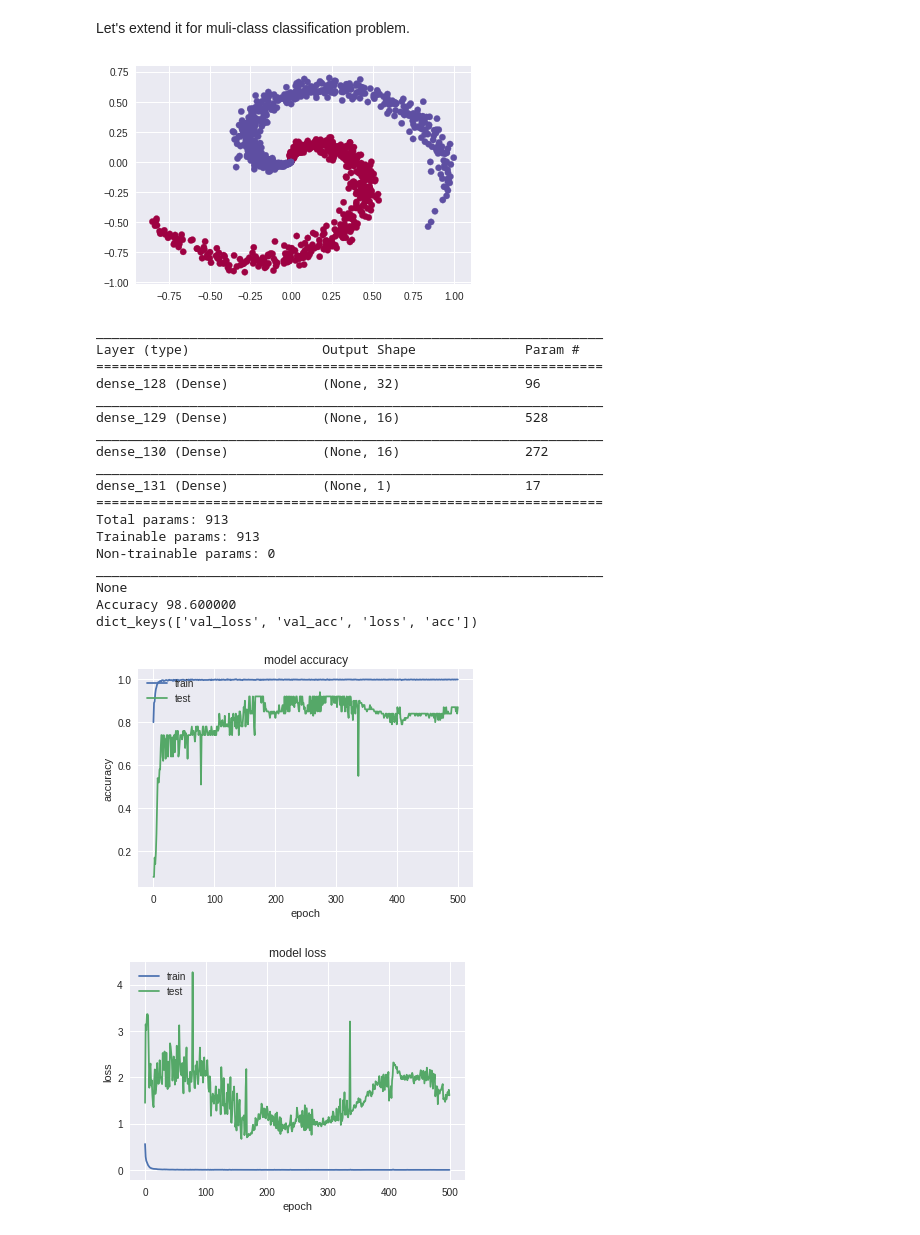
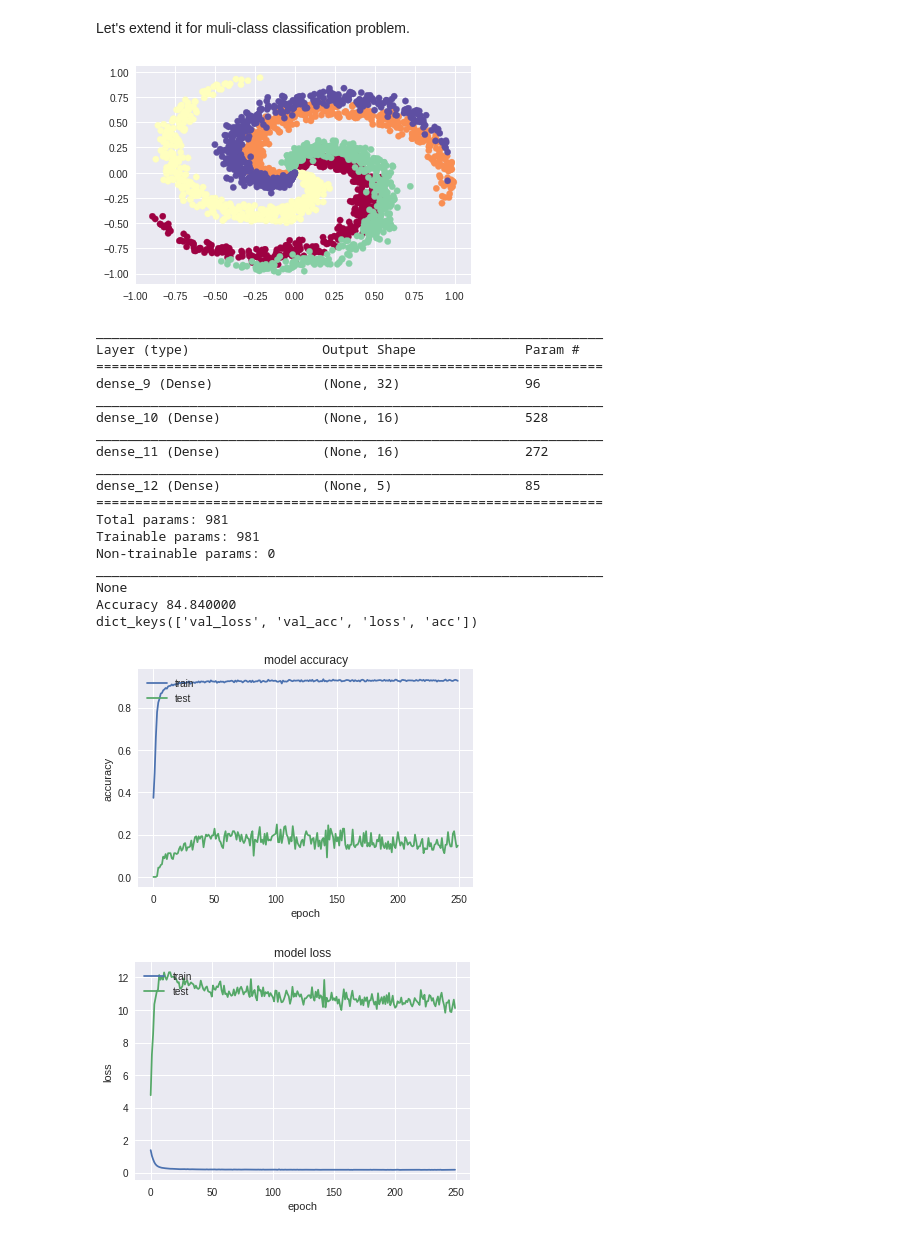
Before and after one commit to mdasadul/tensorflow_examples, a Jupyter notebook: Spiral_keras.ipynb, the cells around one changed output. Cells and saved outputs as stored; diff of their text form; code cells hidden in the pictures.

```diff
--- a/Spiral_keras.ipynb
+++ b/Spiral_keras.ipynb
@@ -118,34 +118,34 @@ Let's extend it for muli-class classification problem.
 # %%
 N = 500 # number of points per class
 D = 2 # dimensionality
-K = 2 # number of classes
+K = 5 # number of classes
 x_k,y_k = create_spiral_data(N,D,K)
 plt.scatter(x_k[:, 0], x_k[:, 1], c=y_k, s=40, cmap=plt.cm.Spectral)
 plt.show()
 # %% [output]
-[figure, old version]
+[figure, new version]
 # %%
 np.random.seed(1234)
 train_y= np_utils.to_categorical(y_k)
-keras_model(x_k,y_k,num_outputs = 1, loss='binary_crossentropy',final_activation='sigmoid',num_epochs=500)
+keras_model(x_k,train_y,num_outputs = K, loss='categorical_crossentropy',final_activation='softmax',num_epochs=250)
 # %% [output]
 _________________________________________________________________
 Layer (type)                 Output Shape              Param #
 =================================================================
-dense_128 (Dense)            (None, 32)                96
+dense_9 (Dense)              (None, 32)                96
 _________________________________________________________________
-dense_129 (Dense)            (None, 16)                528
+dense_10 (Dense)             (None, 16)                528
 _________________________________________________________________
-dense_130 (Dense)            (None, 16)                272
+dense_11 (Dense)             (None, 16)                272
 _________________________________________________________________
-dense_131 (Dense)            (None, 1)                 17
+dense_12 (Dense)             (None, 5)                 85
 =================================================================
-Total params: 913
-Trainable params: 913
+Total params: 981
+Trainable params: 981
 Non-trainable params: 0
 _________________________________________________________________
 None
-Accuracy 98.600000
+Accuracy 84.840000
 dict_keys(['val_loss', 'val_acc', 'loss', 'acc'])
-[figure, old version]
+[figure, new version]
-[figure, old version]
+[figure, new version]
```
